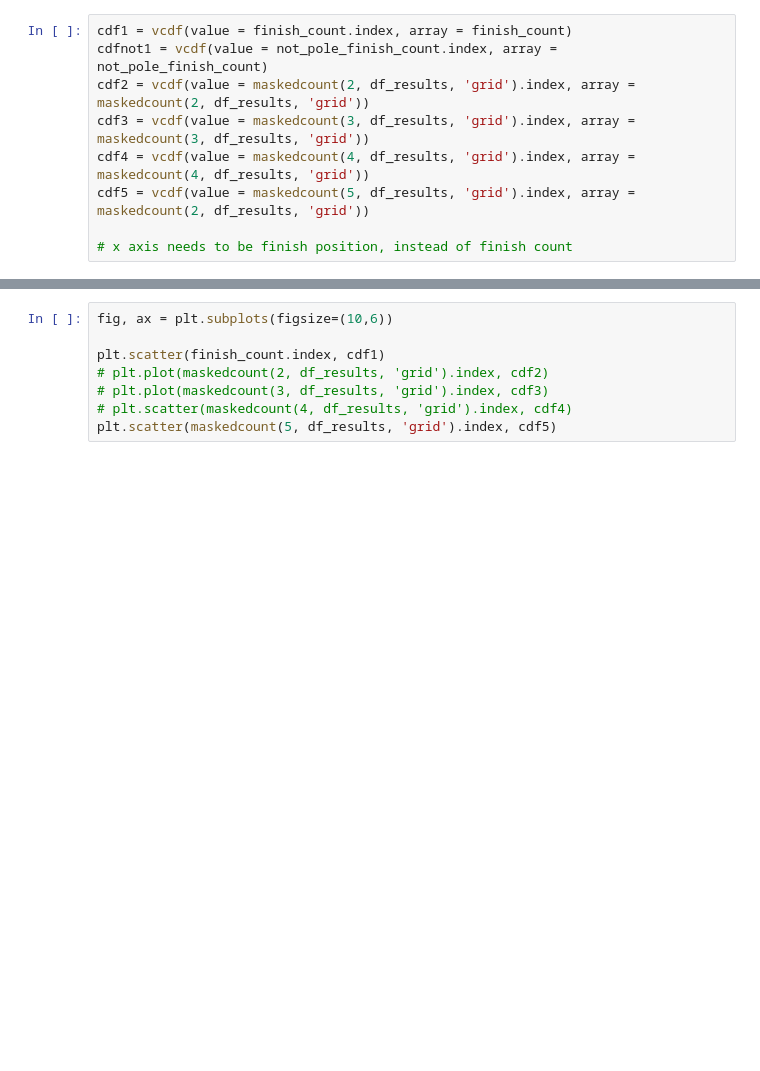
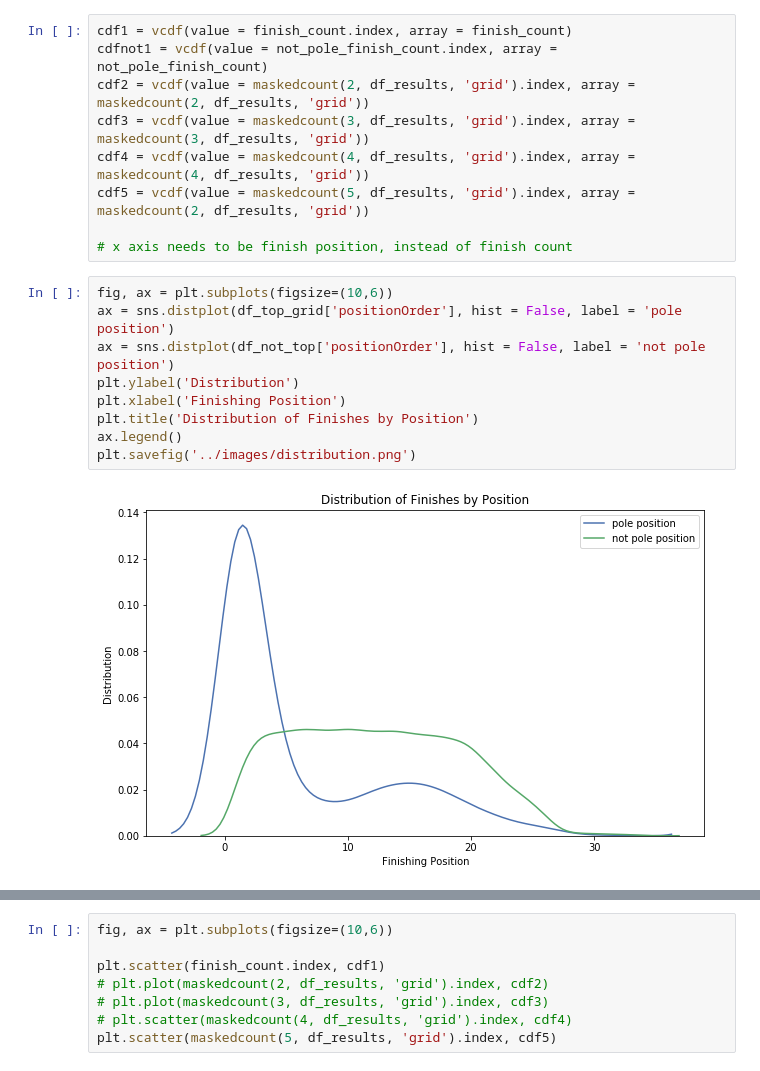
Before and after one commit to cvqnguyen/formula_1_exploration, a Jupyter notebook: notebooks/exploratory_notebook.ipynb, the cells around one changed output, grey strips where cells are left out. Saved outputs shown, nothing was run; the diff lists cells and outputs as text; blank space fills up the shorter version.

```diff
--- a/notebooks/exploratory_notebook.ipynb
+++ b/notebooks/exploratory_notebook.ipynb
@@ -243,6 +243,17 @@ cdf4 = vcdf(value = maskedcount(4, df_results, 'grid').index, array = maskedcoun
 cdf5 = vcdf(value = maskedcount(5, df_results, 'grid').index, array = maskedcount(2, df_results, 'grid'))
 
 # x axis needs to be finish position, instead of finish count
+# %%
+fig, ax = plt.subplots(figsize=(10,6))
+ax = sns.distplot(df_top_grid['positionOrder'], hist = False, label = 'pole position')
+ax = sns.distplot(df_not_top['positionOrder'], hist = False, label = 'not pole position')
+plt.ylabel('Distribution')
+plt.xlabel('Finishing Position')
+plt.title('Distribution of Finishes by Position')
+ax.legend()
+plt.savefig('../images/distribution.png')
+# %% [output]
+[figure, added]
 # %%
 fig, ax = plt.subplots(figsize=(10,6))
 
```
Also changed, not shown: parts of 5 cells of this notebook.
